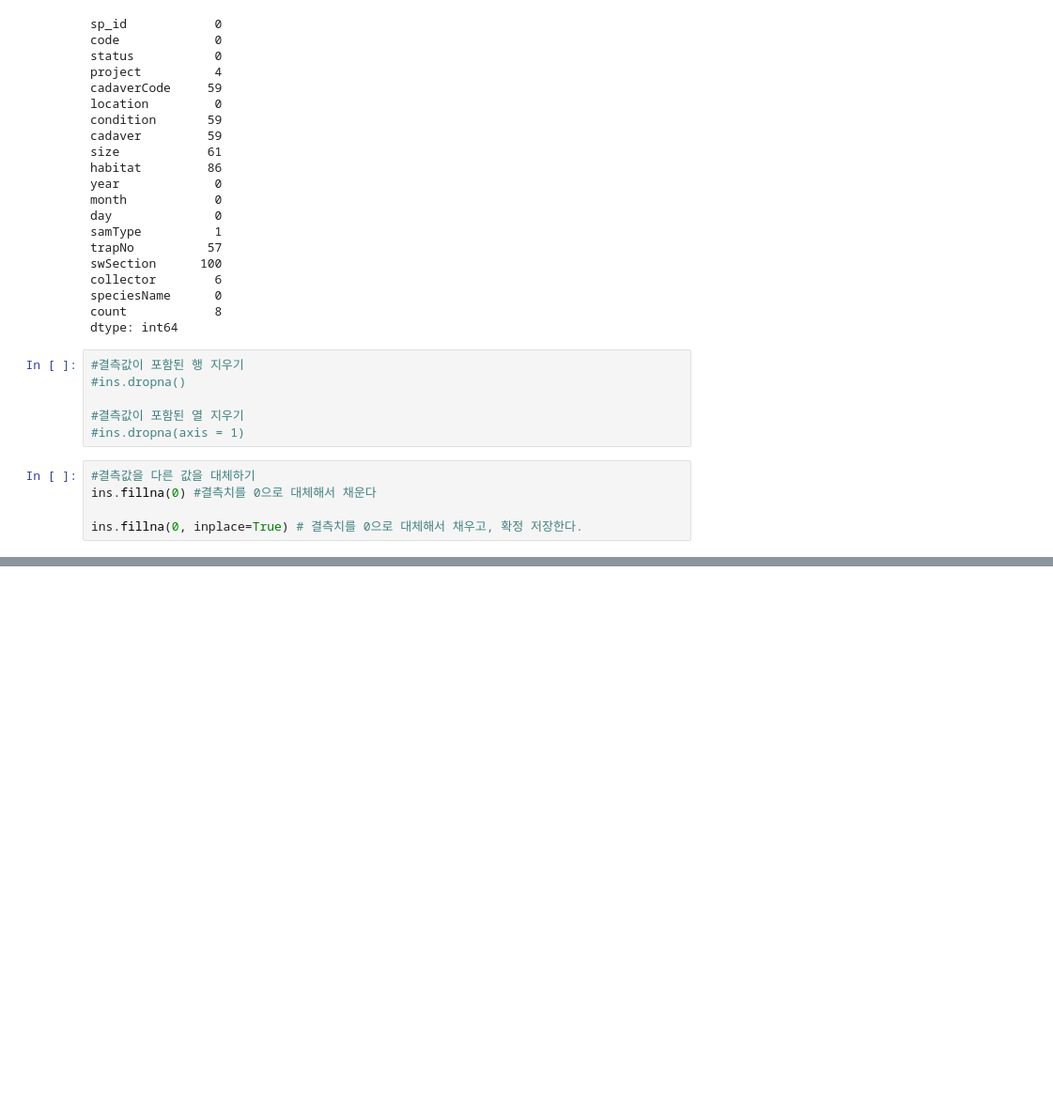
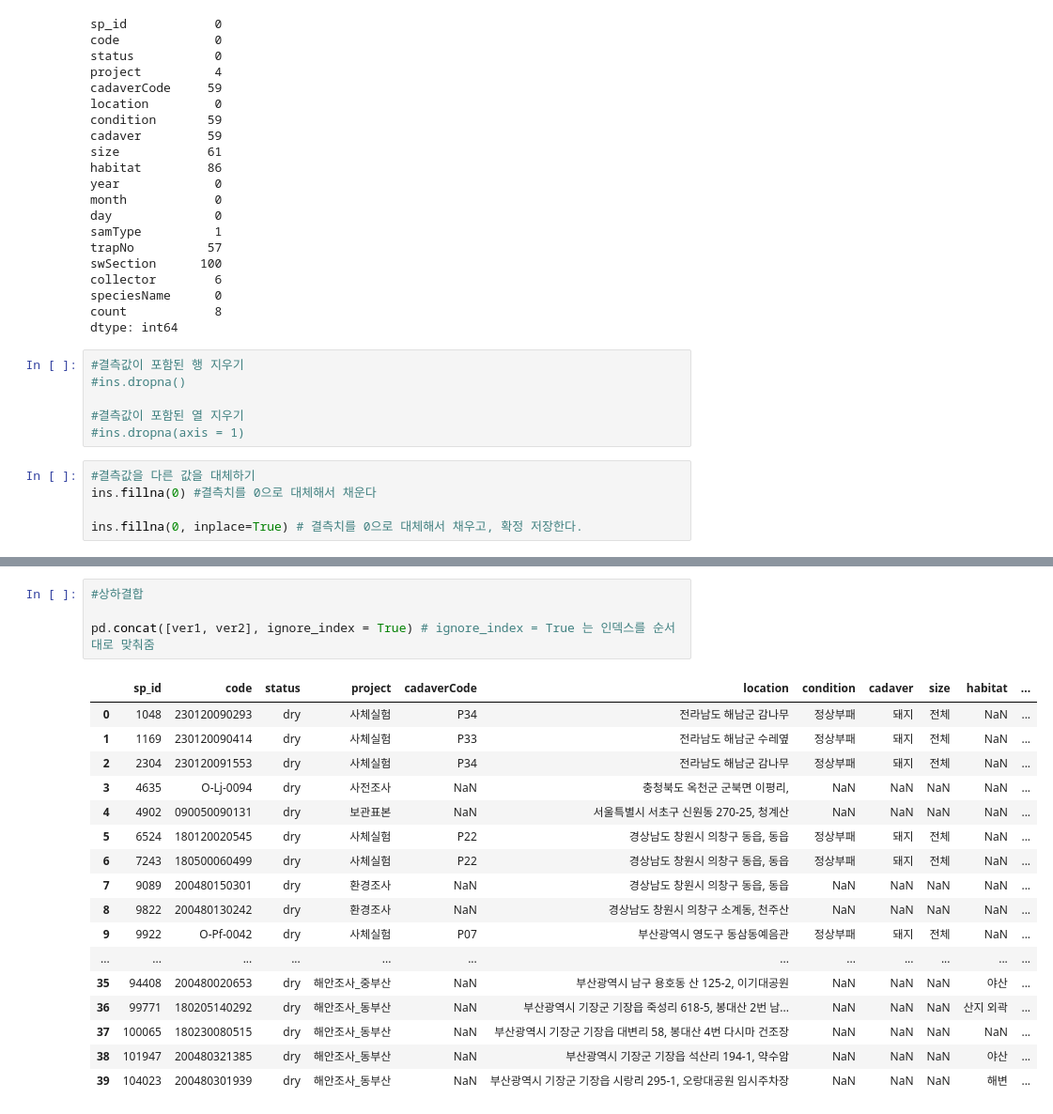
Before and after one commit to dhyunwoo/study, a Jupyter notebook: part2_chpapter03_dataPreprocessing.ipynb, the cells around one changed output, grey strips where cells are left out. Shown at 94% size. Drawn from its saved outputs; the diff is of its cells as text; blank space fills up the shorter version.

```diff
--- a/part2_chpapter03_dataPreprocessing.ipynb
+++ b/part2_chpapter03_dataPreprocessing.ipynb
@@ -751,0 +1191,22 @@ ins.fillna(0, inplace=True) # 결측치를 0으로 대체해서 채우고, 확
+# %%
+#상하결합
+
+pd.concat([ver1, ver2], ignore_index = True) # ignore_index = True 는 인덱스를 순서대로 맞춰줌
+# %% [output]
+|  | sp_id | code | status | project | cadaverCode | location | condition | cadaver | size | habitat | ... |
+| 0 | 1048 | 230120090293 | dry | 사체실험 | P34 | 전라남도 해남군 감나무 | 정상부패 | 돼지 | 전체 | NaN | ... |
+| 1 | 1169 | 230120090414 | dry | 사체실험 | P33 | 전라남도 해남군 수레옆 | 정상부패 | 돼지 | 전체 | NaN | ... |
+| 2 | 2304 | 230120091553 | dry | 사체실험 | P34 | 전라남도 해남군 감나무 | 정상부패 | 돼지 | 전체 | NaN | ... |
+| 3 | 4635 | O-Lj-0094 | dry | 사전조사 | NaN | 충청북도 옥천군 군북면 이평리, | NaN | NaN | NaN | NaN | ... |
+| 4 | 4902 | 090050090131 | dry | 보관표본 | NaN | 서울특별시 서초구 신원동 270-25, 청계산 | NaN | NaN | NaN | NaN | ... |
+| 5 | 6524 | 180120020545 | dry | 사체실험 | P22 | 경상남도 창원시 의창구 동읍, 동읍 | 정상부패 | 돼지 | 전체 | NaN | ... |
+| 6 | 7243 | 180500060499 | dry | 사체실험 | P22 | 경상남도 창원시 의창구 동읍, 동읍 | 정상부패 | 돼지 | 전체 | NaN | ... |
+| 7 | 9089 | 200480150301 | dry | 환경조사 | NaN | 경상남도 창원시 의창구 동읍, 동읍 | NaN | NaN | NaN | NaN | ... |
+| 8 | 9822 | 200480130242 | dry | 환경조사 | NaN | 경상남도 창원시 의창구 소계동, 천주산 | NaN | NaN | NaN | NaN | ... |
+| 9 | 9922 | O-Pf-0042 | dry | 사체실험 | P07 | 부산광역시 영도구 동삼동예음관 | 정상부패 | 돼지 | 전체 | NaN | ... |
+| ... | ... | ... | ... | ... | ... | ... | ... | ... | ... | ... | ... |
+| 35 | 94408 | 200480020653 | dry | 해안조사_중부산 | NaN | 부산광역시 남구 용호동 산 125-2, 이기대공원 | NaN | NaN | NaN | 야산 | ... |
+| 36 | 99771 | 180205140292 | dry | 해안조사_동부산 | NaN | 부산광역시 기장군 기장읍 죽성리 618-5, 봉대산 2번 남... | NaN | NaN | NaN | 산지 외곽 | ... |
+| 37 | 100065 | 180230080515 | dry | 해안조사_동부산 | NaN | 부산광역시 기장군 기장읍 대변리 58, 봉대산 4번 다시마 건조장 | NaN | NaN | NaN | NaN | ... |
+| 38 | 101947 | 200480321385 | dry | 해안조사_동부산 | NaN | 부산광역시 기장군 기장읍 석산리 194-1, 약수암 | NaN | NaN | NaN | 야산 | ... |
+| 39 | 104023 | 200480301939 | dry | 해안조사_동부산 | NaN | 부산광역시 기장군 기장읍 시랑리 295-1, 오랑대공원 임시주차장 | NaN | NaN | NaN | 해변 | ... |
```
Also changed, not shown: parts of 49 cells of this notebook, 1 other file.
